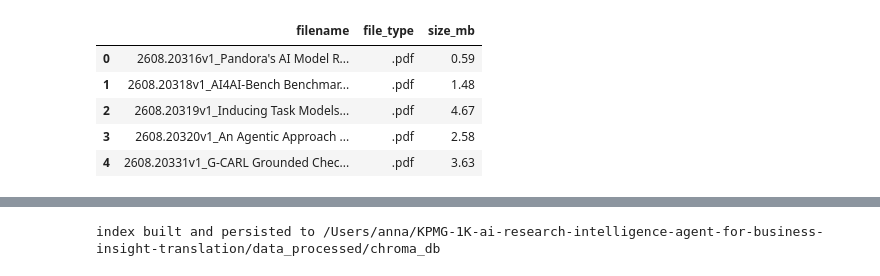
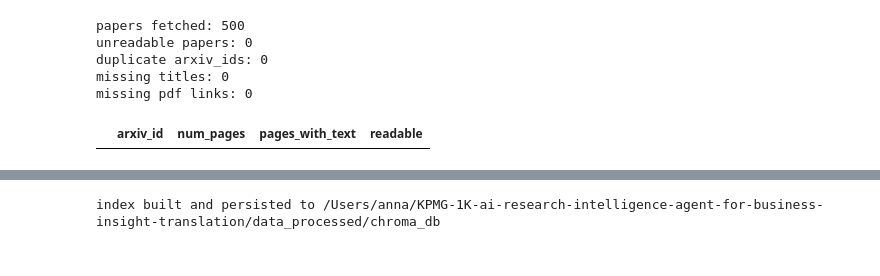
Before and after one commit to Break-Through-Tech/KPMG-1K-ai-research-intelligence-agent-for-business-insight-translation, a Jupyter notebook: notebooks/01_data_assessment.ipynb, the cells around one changed output, grey strips where cells are left out. Saved outputs shown, nothing was run; the diff lists cells and outputs as text; code cells hidden in the pictures.

```diff
--- a/notebooks/01_data_assessment.ipynb
+++ b/notebooks/01_data_assessment.ipynb
@@ -40,20 +79,46 @@ number of data files: 5
 # %%
-file_info = []
+# fetch metadata and extract pages
 
-for file in files:
-    file_info.append({
-        "filename": file.name,
-        "file_type": file.suffix.lower(),
-        "size_mb": round(file.stat().st_size / (1024 * 1024), 2)
-    })
+# skip this cell if you're about to run the ArxivIngestionPipeline class (in Part 2) below instead, since running both fetches everything twice
 
-file_df = pd.DataFrame(file_info)
-file_df
+paper_metadata = fetch_arxiv_metadata("cat:cs.AI", total_results=500) # importing 500 papers for now for testing the api, but when we scale to ingesting updated+new papers every day, we'd have to export to a .py script and run a scheduled workflow for daily imports
+metadata_df = pd.DataFrame(paper_metadata)
+
+all_pages = []
+for i, paper in enumerate(paper_metadata, start=1):
+    if paper["pdf_url"] is None:
+        continue
+    try:
+        all_pages.extend(extract_pdf_pages_from_url(paper))
+    except Exception as e:
+        print(f"failed to extract {paper['arxiv_id']}: {e}")
+    if i % 25 == 0:
+        print(f"processed {i}/{len(paper_metadata)} papers")
+    time.sleep(3) # arxiv rate limit policy asks for no more than 1 request every 3 seconds
+
+pages_df = pd.DataFrame(all_pages)
+print(f"extracted {len(pages_df)} pages from {pages_df['arxiv_id'].nunique()} papers")
-# %% [output]
-|  | filename | file_type | size_mb |
-| 0 | 2608.20316v1_Pandora's AI Model R... | .pdf | 0.59 |
-| 1 | 2608.20318v1_AI4AI-Bench Benchmar... | .pdf | 1.48 |
-| 2 | 2608.20319v1_Inducing Task Models... | .pdf | 4.67 |
-| 3 | 2608.20320v1_An Agentic Approach ... | .pdf | 2.58 |
-| 4 | 2608.20331v1_G-CARL Grounded Chec... | .pdf | 3.63 |
+# %%
+# aggregate quality checks (depends on fetching cell above, also skip if running ArxivIngestionPipeline below)
+
+paper_quality = pages_df.groupby("arxiv_id").agg(
+    num_pages=("page_number", "max"),
+    pages_with_text=("raw_text", lambda s: (s.str.strip() != "").sum()),
+).reset_index()
+paper_quality["readable"] = paper_quality["pages_with_text"] > 0
+
+print("papers fetched:", pages_df["arxiv_id"].nunique())
+print("unreadable papers:", (~paper_quality["readable"]).sum())
+print("duplicate arxiv_ids:", metadata_df["arxiv_id"].duplicated().sum())
+print("missing titles:", metadata_df["title"].isna().sum())
+print("missing pdf links:", metadata_df["pdf_url"].isna().sum())
+
+paper_quality[~paper_quality["readable"]]
+# %% [output]
+papers fetched: 500
+unreadable papers: 0
+duplicate arxiv_ids: 0
+missing titles: 0
+missing pdf links: 0
+|  | arxiv_id | num_pages | pages_with_text | readable |
 # %%
```
Also changed, not shown: parts of 32 cells of this notebook, 8 other files.
